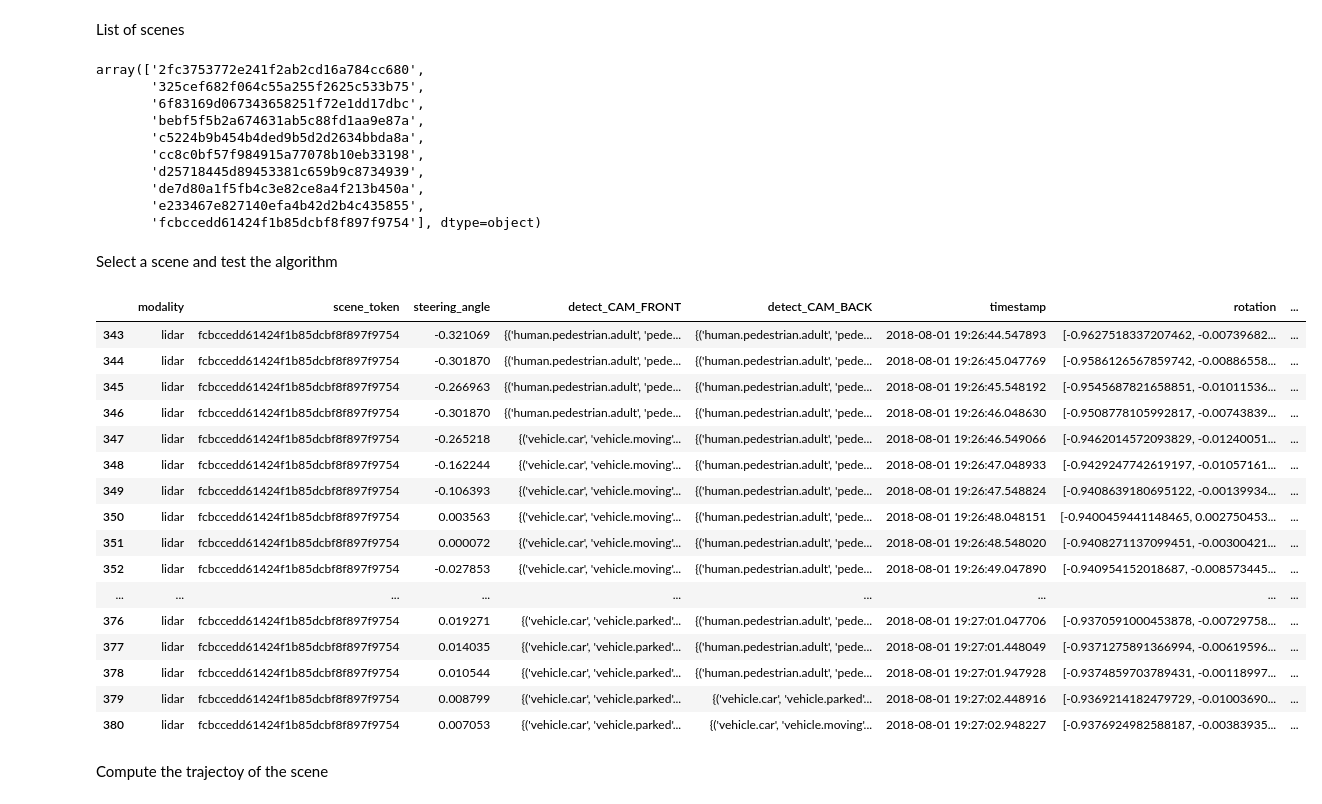
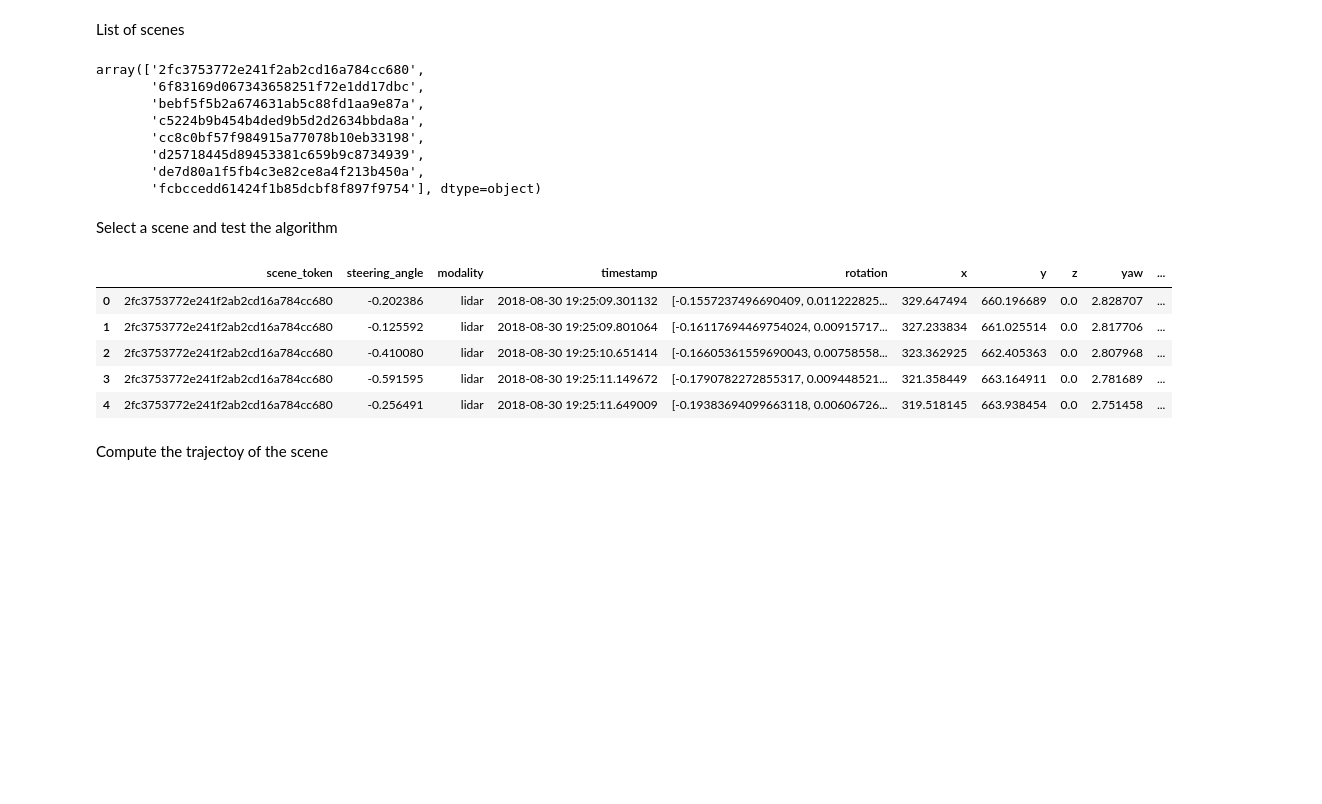
Before and after one commit to SaraMo14/MasterThesis, a Jupyter notebook: demo.ipynb, the cells around one changed output. Saved outputs shown, nothing was run; the diff lists cells and outputs as text; code cells hidden in the pictures; blank space fills up the shorter version.

```diff
--- a/demo.ipynb
+++ b/demo.ipynb
@@ -46,7 +47,7 @@ dtype_dict = {
     'heading_change_rate': 'float64',
     'delta_local_x': 'float64',
     'delta_local_y': 'float64'}
-df = pd.read_csv(DATAROOT / 'dataset_v1.0-mini_lidar_1.csv', dtype=dtype_dict, parse_dates=['timestamp'])
+df = pd.read_csv(DATAROOT / 'train_v1.0-mini_lidar_0.csv', dtype=dtype_dict, parse_dates=['timestamp'])
 #df['detect_CAM_FRONT'] = df['detect_CAM_FRONT'].apply(lambda x: ast.literal_eval(x))
 #df['detect_CAM_BACK'] = df['detect_CAM_BACK'].apply(lambda x: ast.literal_eval(x))
 df.head()
@@ -70,39 +71,26 @@ List of scenes
 df['scene_token'].unique()
 # %% [output]
 array(['2fc3753772e241f2ab2cd16a784cc680',
-       '325cef682f064c55a255f2625c533b75',
        '6f83169d067343658251f72e1dd17dbc',
        'bebf5f5b2a674631ab5c88fd1aa9e87a',
        'c5224b9b454b4ded9b5d2d2634bbda8a',
        'cc8c0bf57f984915a77078b10eb33198',
        'd25718445d89453381c659b9c8734939',
        'de7d80a1f5fb4c3e82ce8a4f213b450a',
-       'e233467e827140efa4b42d2b4c435855',
        'fcbccedd61424f1b85dcbf8f897f9754'], dtype=object)
 # %% [markdown]
 Select a scene and test the  algorithm
 # %%
-scene_test = df['scene_token'].unique()[9]
+scene_test = df['scene_token'].unique()[0]
 example_scene_df = df[df['scene_token']==scene_test]
-example_scene_df
+example_scene_df.head()
 # %% [output]
-|  | modality | scene_token | steering_angle | detect_CAM_FRONT | detect_CAM_BACK | timestamp | rotation | ... |
-| 343 | lidar | fcbccedd61424f1b85dcbf8f897f9754 | -0.321069 | {('human.pedestrian.adult', 'pede... | {('human.pedestrian.adult', 'pede... | 2018-08-01 19:26:44.547893 | [-0.9627518337207462, -0.00739682... | ... |
-| 344 | lidar | fcbccedd61424f1b85dcbf8f897f9754 | -0.301870 | {('human.pedestrian.adult', 'pede... | {('human.pedestrian.adult', 'pede... | 2018-08-01 19:26:45.047769 | [-0.9586126567859742, -0.00886558... | ... |
-| 345 | lidar | fcbccedd61424f1b85dcbf8f897f9754 | -0.266963 | {('human.pedestrian.adult', 'pede... | {('human.pedestrian.adult', 'pede... | 2018-08-01 19:26:45.548192 | [-0.9545687821658851, -0.01011536... | ... |
-| 346 | lidar | fcbccedd61424f1b85dcbf8f897f9754 | -0.301870 | {('human.pedestrian.adult', 'pede... | {('human.pedestrian.adult', 'pede... | 2018-08-01 19:26:46.048630 | [-0.9508778105992817, -0.00743839... | ... |
-| 347 | lidar | fcbccedd61424f1b85dcbf8f897f9754 | -0.265218 | {('vehicle.car', 'vehicle.moving'... | {('human.pedestrian.adult', 'pede... | 2018-08-01 19:26:46.549066 | [-0.9462014572093829, -0.01240051... | ... |
-| 348 | lidar | fcbccedd61424f1b85dcbf8f897f9754 | -0.162244 | {('vehicle.car', 'vehicle.moving'... | {('human.pedestrian.adult', 'pede... | 2018-08-01 19:26:47.048933 | [-0.9429247742619197, -0.01057161... | ... |
-| 349 | lidar | fcbccedd61424f1b85dcbf8f897f9754 | -0.106393 | {('vehicle.car', 'vehicle.moving'... | {('human.pedestrian.adult', 'pede... | 2018-08-01 19:26:47.548824 | [-0.9408639180695122, -0.00139934... | ... |
-| 350 | lidar | fcbccedd61424f1b85dcbf8f897f9754 | 0.003563 | {('vehicle.car', 'vehicle.moving'... | {('human.pedestrian.adult', 'pede... | 2018-08-01 19:26:48.048151 | [-0.9400459441148465, 0.002750453... | ... |
-| 351 | lidar | fcbccedd61424f1b85dcbf8f897f9754 | 0.000072 | {('vehicle.car', 'vehicle.moving'... | {('human.pedestrian.adult', 'pede... | 2018-08-01 19:26:48.548020 | [-0.9408271137099451, -0.00300421... | ... |
-| 352 | lidar | fcbccedd61424f1b85dcbf8f897f9754 | -0.027853 | {('vehicle.car', 'vehicle.moving'... | {('human.pedestrian.adult', 'pede... | 2018-08-01 19:26:49.047890 | [-0.940954152018687, -0.008573445... | ... |
-| ... | ... | ... | ... | ... | ... | ... | ... | ... |
-| 376 | lidar | fcbccedd61424f1b85dcbf8f897f9754 | 0.019271 | {('vehicle.car', 'vehicle.parked'... | {('human.pedestrian.adult', 'pede... | 2018-08-01 19:27:01.047706 | [-0.9370591000453878, -0.00729758... | ... |
-| 377 | lidar | fcbccedd61424f1b85dcbf8f897f9754 | 0.014035 | {('vehicle.car', 'vehicle.parked'... | {('human.pedestrian.adult', 'pede... | 2018-08-01 19:27:01.448049 | [-0.9371275891366994, -0.00619596... | ... |
-| 378 | lidar | fcbccedd61424f1b85dcbf8f897f9754 | 0.010544 | {('vehicle.car', 'vehicle.parked'... | {('human.pedestrian.adult', 'pede... | 2018-08-01 19:27:01.947928 | [-0.9374859703789431, -0.00118997... | ... |
-| 379 | lidar | fcbccedd61424f1b85dcbf8f897f9754 | 0.008799 | {('vehicle.car', 'vehicle.parked'... | {('vehicle.car', 'vehicle.parked'... | 2018-08-01 19:27:02.448916 | [-0.9369214182479729, -0.01003690... | ... |
-| 380 | lidar | fcbccedd61424f1b85dcbf8f897f9754 | 0.007053 | {('vehicle.car', 'vehicle.parked'... | {('vehicle.car', 'vehicle.moving'... | 2018-08-01 19:27:02.948227 | [-0.9376924982588187, -0.00383935... | ... |
+|  | scene_token | steering_angle | modality | timestamp | rotation | x | y | z | yaw | ... |
+| 0 | 2fc3753772e241f2ab2cd16a784cc680 | -0.202386 | lidar | 2018-08-30 19:25:09.301132 | [-0.1557237496690409, 0.011222825... | 329.647494 | 660.196689 | 0.0 | 2.828707 | ... |
+| 1 | 2fc3753772e241f2ab2cd16a784cc680 | -0.125592 | lidar | 2018-08-30 19:25:09.801064 | [-0.16117694469754024, 0.00915717... | 327.233834 | 661.025514 | 0.0 | 2.817706 | ... |
+| 2 | 2fc3753772e241f2ab2cd16a784cc680 | -0.410080 | lidar | 2018-08-30 19:25:10.651414 | [-0.16605361559690043, 0.00758558... | 323.362925 | 662.405363 | 0.0 | 2.807968 | ... |
+| 3 | 2fc3753772e241f2ab2cd16a784cc680 | -0.591595 | lidar | 2018-08-30 19:25:11.149672 | [-0.1790782272855317, 0.009448521... | 321.358449 | 663.164911 | 0.0 | 2.781689 | ... |
+| 4 | 2fc3753772e241f2ab2cd16a784cc680 | -0.256491 | lidar | 2018-08-30 19:25:11.649009 | [-0.19383694099663118, 0.00606726... | 319.518145 | 663.938454 | 0.0 | 2.751458 | ... |
 # %% [markdown]
 Compute the trajectoy of the scene
 # %%
```
Also changed, not shown: parts of 14 cells of this notebook, 7 other files.
